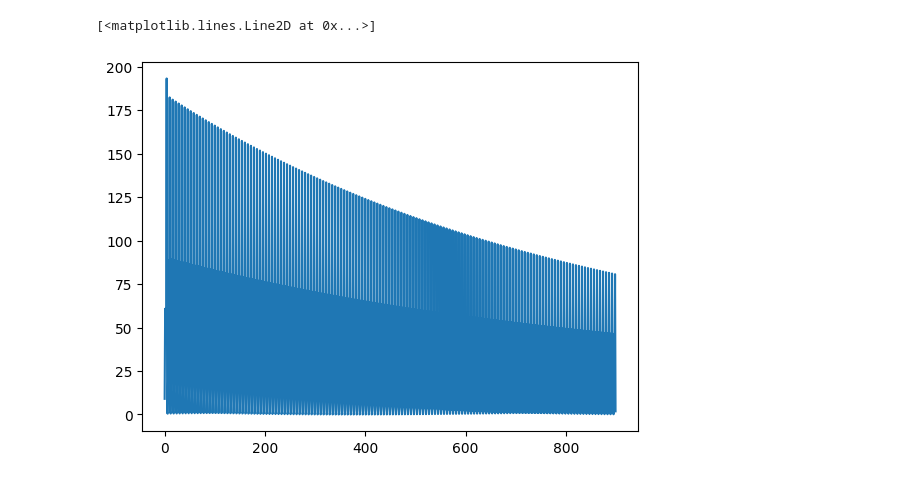
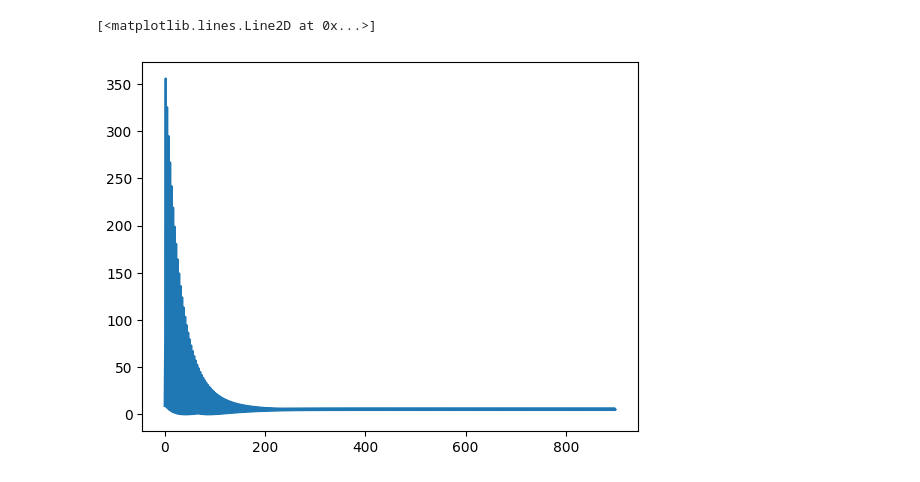
Before and after one commit to rushtheboy/ece284fa25_rush, a Jupyter notebook: software/hw/[HW_Code4]_Perceptron_batch_vs_SGD.ipynb, the cells around one changed output. Drawn from its saved outputs; the diff is of its cells as text; code cells hidden in the pictures.

```diff
--- a/software/hw/[HW_Code4]_Perceptron_batch_vs_SGD.ipynb
+++ b/software/hw/[HW_Code4]_Perceptron_batch_vs_SGD.ipynb
@@ -32,7 +32,7 @@ criterion = nn.MSELoss()
 #    return ((label - out)**2).mean()
 
 
-optimizer = optim.SGD(net.parameters(), lr=0.01, momentum=0.5)
+optimizer = optim.SGD(net.parameters(), lr=0.0001, momentum=0.5)
 #optimizer = optim.Adam(net.parameters(), lr=0.005)
 
 
@@ -119,7 +119,7 @@ criterion = nn.MSELoss()
 #    return ((label - out)**2).mean()
 
 
-optimizer = optim.SGD(net.parameters(), lr=0.01, momentum=0.5)
+optimizer = optim.SGD(net.parameters(), lr=0.0001, momentum=0.5)
 #optimizer = optim.Adam(net.parameters(), lr=0.005)
 
 
@@ -179,2 +179,2 @@ when x = tensor([3., 9.]), y = tensor([9.4146], grad_fn=<SqueezeBackward4>)
 [<matplotlib.lines.Line2D at 0x...>]
-[figure, old version]
+[figure, new version]
```
Also changed, not shown: parts of 2 cells of this notebook, 2 other files.
